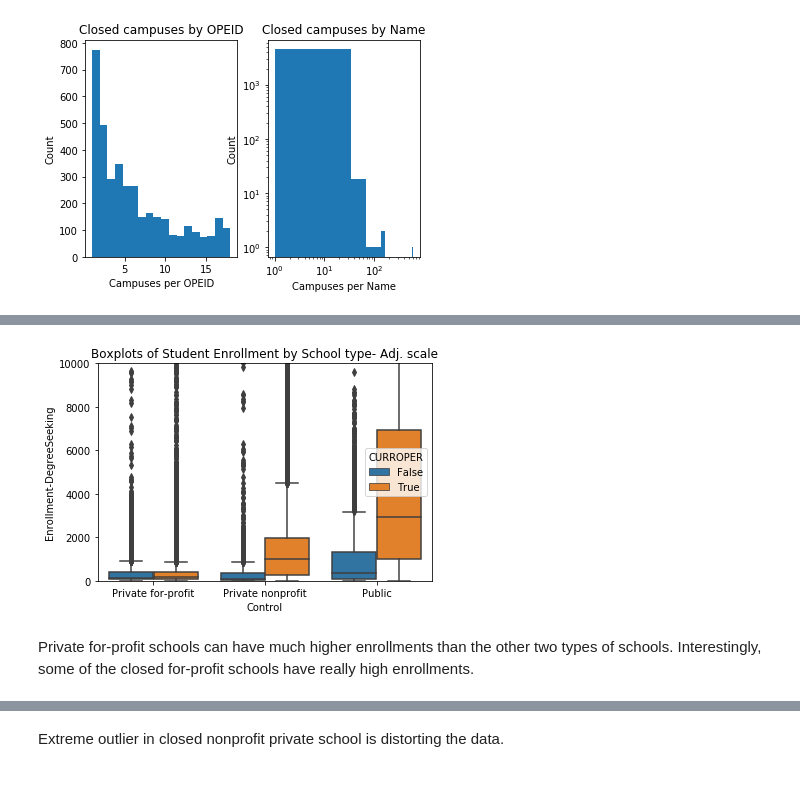
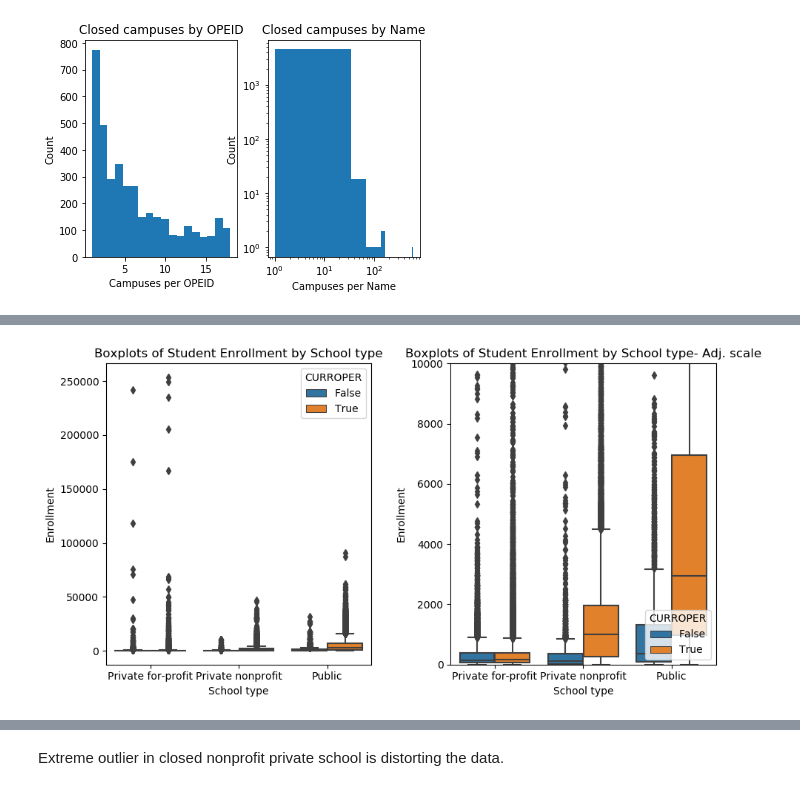
Before and after one commit to kregier/Springboard, a Jupyter notebook: Capstone2/CollegeScorecard-EDA.ipynb, the cells around one changed output, grey strips where cells are left out. Drawn from its saved outputs; the diff is of its cells as text; code cells hidden in the pictures.

Commit message:
Update the EDA analysis with bivariate plots and comments. Still more to do

```diff
--- a/Capstone2/CollegeScorecard-EDA.ipynb
+++ b/Capstone2/CollegeScorecard-EDA.ipynb
@@ -542,0 +550,5 @@ Next, is the Expenditure/FTE column.
+# %%
+high_tuition_school = data['TuitionRevenue/FTE'].max()
+high_tuition = data.loc[data['TuitionRevenue/FTE']==high_tuition_school]
+high_tuition.head()
+data.drop(high_tuition.index, inplace=True)
@@ -579,3 +593,4 @@ What is the school with the max value?  It seems to be way higher than even the
 max_expend = data['Expenditure/FTE'].max()
 max_expenditure_school = data.loc[data['Expenditure/FTE']== max_expend]
 max_expenditure_school
+data.drop(max_expenditure_school.index, inplace=True)
@@ -652,0 +666,4 @@ The next column in the percentage of students who complete their degrees in less
+# %%
+more_faculty = data.loc[data['Percent Fulltime Faculty']>1]
+data.loc[more_faculty.index, 'Percent Fulltime Faculty'] = 1
+more_faculty.head()
@@ -1103,9 +1128,18 @@ Text(0.5, 1.0, 'Boxplots of Student Enrollment by School type')
 # %%
+fig=plt.figure(figsize=(10,5), dpi= 100, facecolor='w', edgecolor='k')
+plt.subplot(1, 2, 1)
+sns.boxplot('Control', 'Enrollment-DegreeSeeking', data=data, hue = 'CURROPER')
+plt.title('Boxplots of Student Enrollment by School type')
+plt.xlabel('School type')
+plt.ylabel('Enrollment')
+
+plt.subplot(1, 2, 2)
 sns.boxplot('Control', 'Enrollment-DegreeSeeking', data=data, hue = 'CURROPER')
 plt.title('Boxplots of Student Enrollment by School type- Adj. scale')
 plt.ylim((0,10000))
+plt.xlabel('School type')
+plt.ylabel('Enrollment')
+plt.tight_layout()
 plt.show()
 # %% [output]
-[figure, old version]
+[figure, new version]
-# %% [markdown]
-Private for-profit schools can have much higher enrollments than the other two types of schools. Interestingly, some of the closed for-profit schools have really high enrollments.
```
Also changed, not shown: parts of 74 cells of this notebook.
